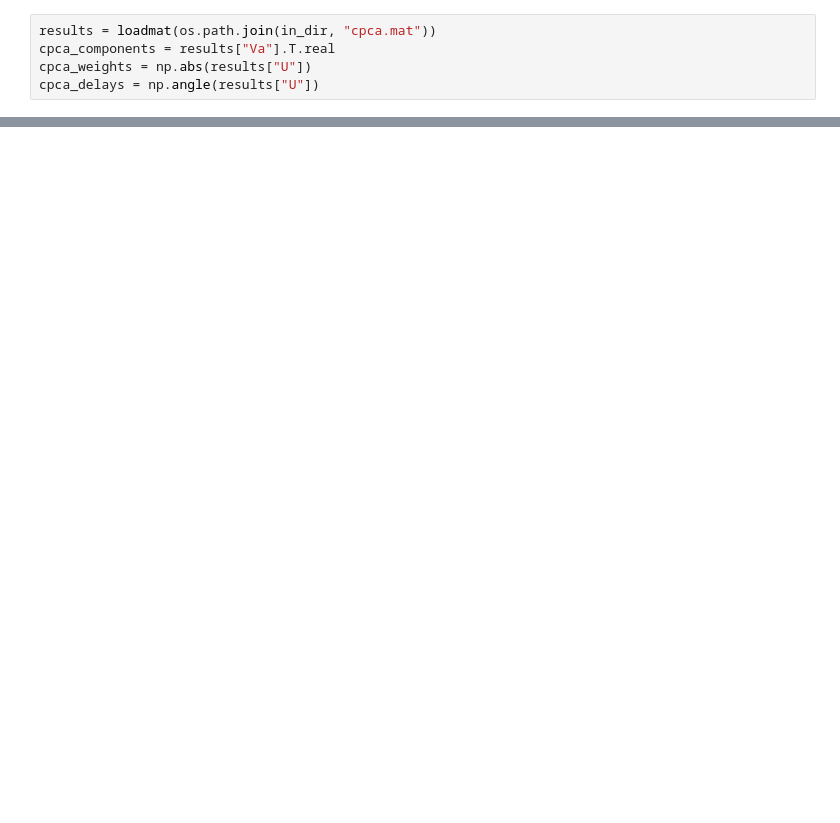
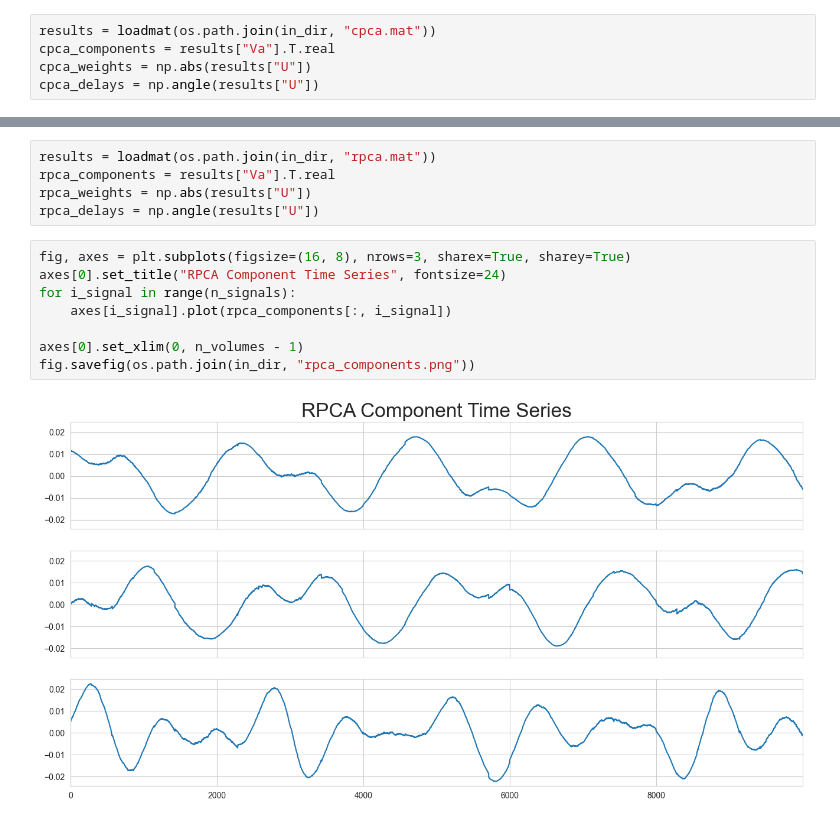
Before and after one commit to tsalo/complex_pca, a Jupyter notebook: plot_cpca_results.ipynb, the cells around one changed output, grey strips where cells are left out. Cells and saved outputs as stored; diff of their text form; blank space fills up the shorter version.

```diff
--- a/plot_cpca_results.ipynb
+++ b/plot_cpca_results.ipynb
@@ -71,0 +72,15 @@ fig.savefig(os.path.join(in_dir, "cpca_components.png"))
+# %%
+results = loadmat(os.path.join(in_dir, "rpca.mat"))
+rpca_components = results["Va"].T.real
+rpca_weights = np.abs(results["U"])
+rpca_delays = np.angle(results["U"])
+# %%
+fig, axes = plt.subplots(figsize=(16, 8), nrows=3, sharex=True, sharey=True)
+axes[0].set_title("RPCA Component Time Series", fontsize=24)
+for i_signal in range(n_signals):
+    axes[i_signal].plot(rpca_components[:, i_signal])
+
+axes[0].set_xlim(0, n_volumes - 1)
+fig.savefig(os.path.join(in_dir, "rpca_components.png"))
+# %% [output]
+[figure, added]
```
Also changed, not shown: parts of 6 cells of this notebook, 3 other files.
